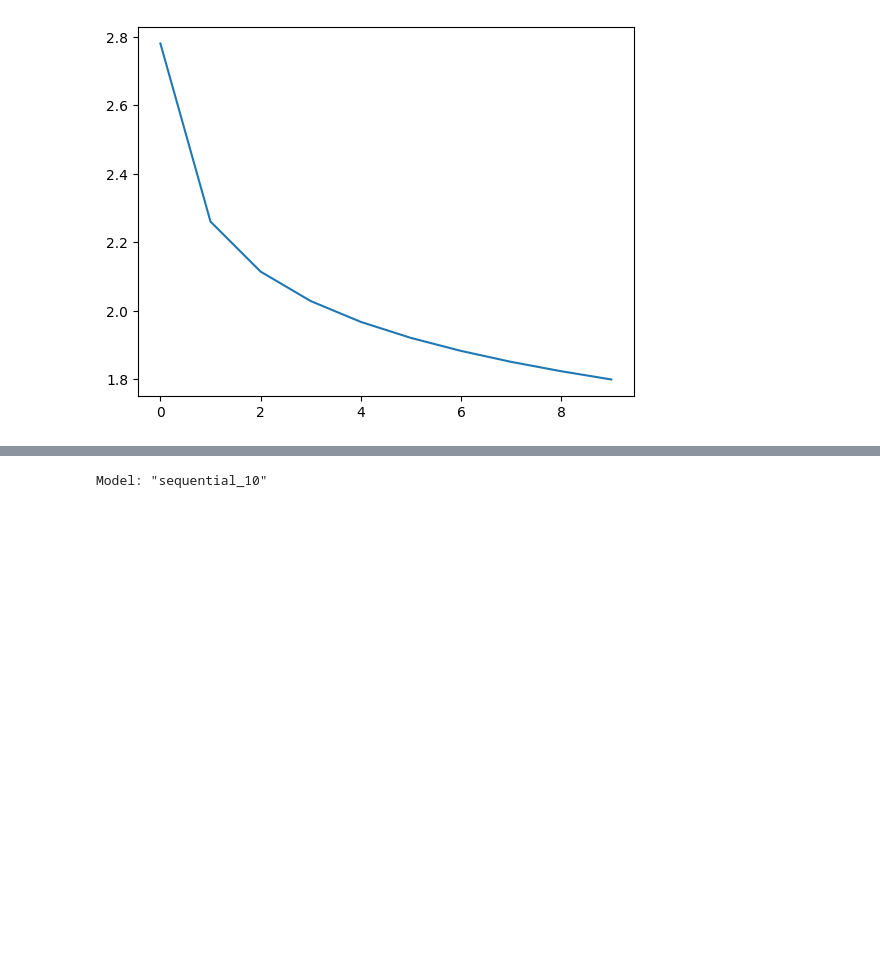
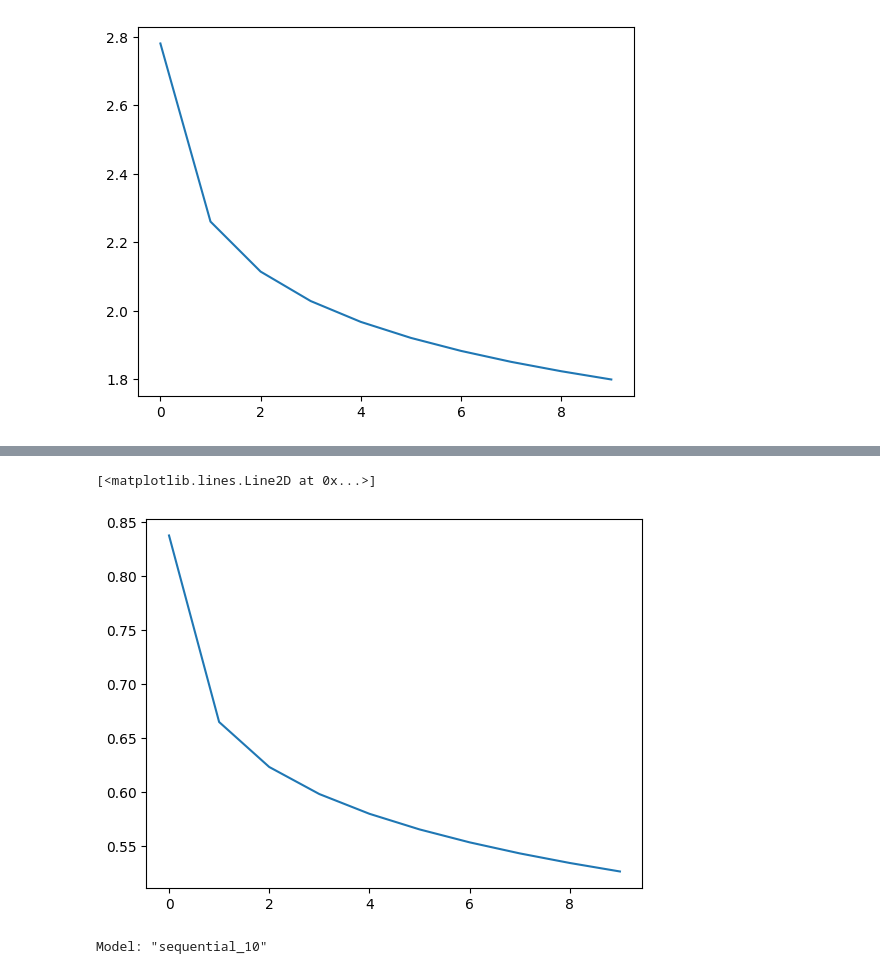
Before and after one commit to Valentin-dB/DD2424-MusicGen, a Jupyter notebook: RNN_VS_LSTM.ipynb, the cells around one changed output, grey strips where cells are left out. Saved outputs shown, nothing was run; the diff lists cells and outputs as text; code cells hidden in the pictures; blank space fills up the shorter version.

Commit message:
AdaGrad optimizer with and without weighted loss function

```diff
--- a/RNN_VS_LSTM.ipynb
+++ b/RNN_VS_LSTM.ipynb
@@ -341,3 +340,14 @@ plt.plot(range(len(loss)), loss)
 # %% [output]
 [<matplotlib.lines.Line2D at 0x...>]
 [figure]
+# %%
+# Compiler le modèle avec l'optimiseur AdaGrad comme dans l'assigment 4
+opt = optimizers.Adagrad(learning_rate=0.01)
+model.compile(optimizer=opt, loss='categorical_crossentropy', metrics=['accuracy'])
+
+
+model.fit(training_one_hot, label_one_hot, epochs=10, batch_size=32,class_weight=weights)
+#Print the loss function
+loss = model.history.history['loss']
+plt.plot(range(len(loss)), loss)
+# %% [output]
@@ -344,3 +374,5 @@ plt.plot(range(len(loss)), loss)
+[<matplotlib.lines.Line2D at 0x...>]
+[figure, added]
 # %%
 ##LSTM Architecture
 
```
Also changed, not shown: parts of 9 cells of this notebook.
